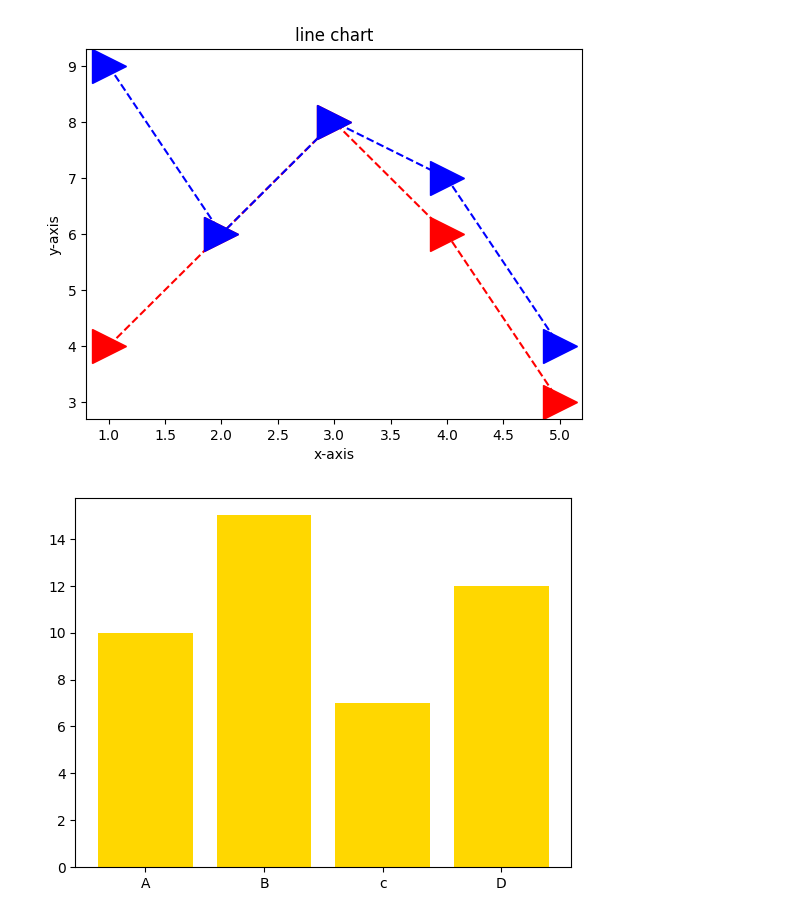
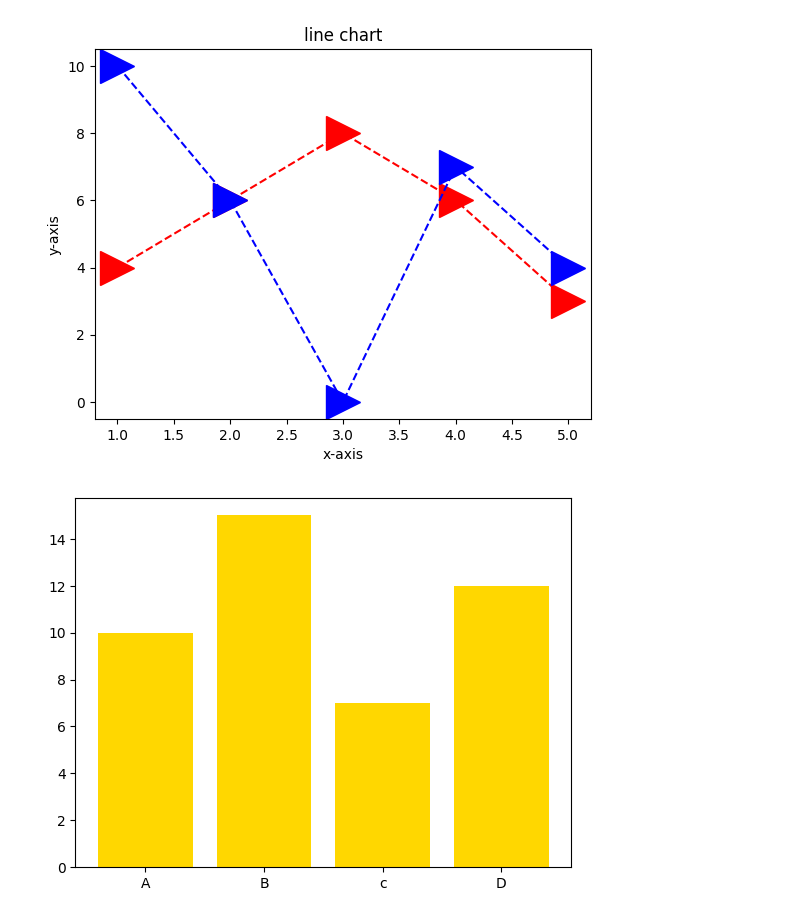
Before and after one commit to ryan-4u/AI-ML-wih-python, a Jupyter notebook: libraries/matplotlib/a.ipynb, the cells around one changed output. Saved outputs shown, nothing was run; the diff lists cells and outputs as text; code cells hidden in the pictures.

```diff
--- a/libraries/matplotlib/a.ipynb
+++ b/libraries/matplotlib/a.ipynb
@@ -23,15 +7,15 @@ import numpy as np
 # %%
 x= [1,2,3,4,5]
 y= [4,6,8,6,3]
-y2= [9,6,8,7,4]
+y2= [10,6,0,7,4]
 plt.plot(x,y, color="red", linestyle = "--", marker= ">", markersize=25)
 plt.plot(x,y2, color="blue", linestyle = "--" , marker= ">", markersize=25)
 plt.title("line chart")
 plt.xlabel("x-axis")
 plt.ylabel("y-axis")
 plt.show()
 # %% [output]
-[figure, old version]
+[figure, new version]
 # %%
 #bar chart
 x=["A", "B", "c", "D"]
```
Also changed, not shown: parts of 3 cells of this notebook, 5 other files.
